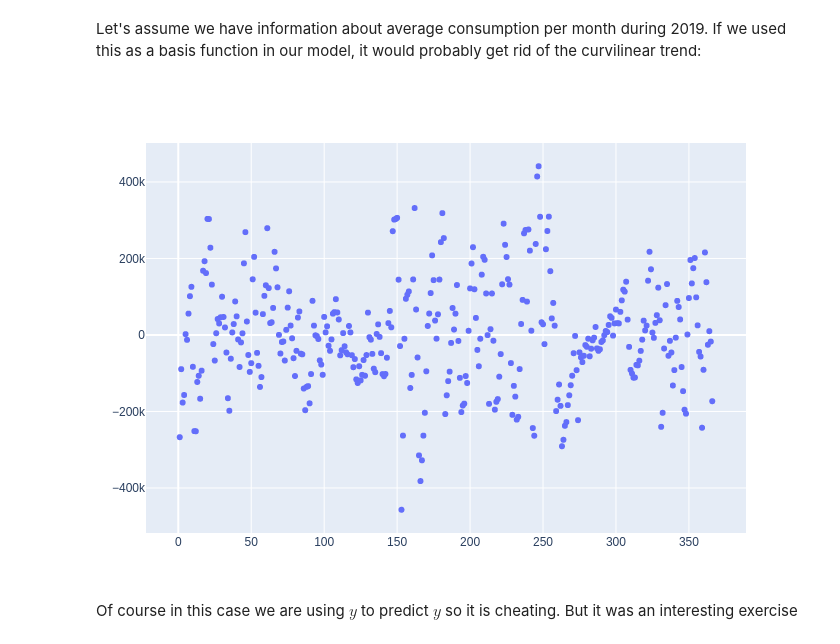
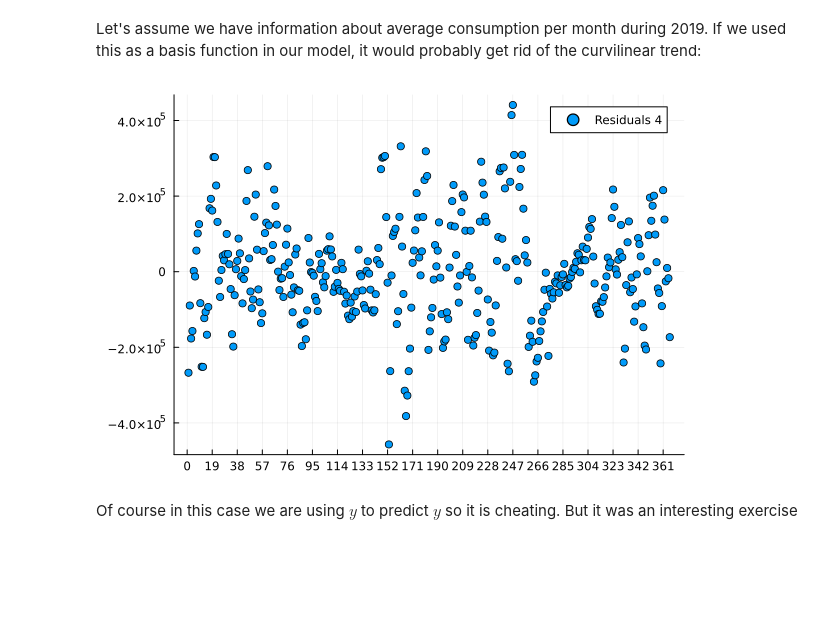
Before and after one commit to camilovelezr/umdpub, a Jupyter notebook: math420/h1_camilovelezr.ipynb, the cells around one changed output. Cells and saved outputs as stored; diff of their text form; code cells hidden in the pictures; blank space fills up the shorter version.

```diff
--- a/math420/h1_camilovelezr.ipynb
+++ b/math420/h1_camilovelezr.ipynb
@@ -142,9 +143,9 @@ m4 = Matrix(select(df, Not([:date, :y, :day, :month])));
 # %%
 β4 = m4\y
 resid4 = y - m4*β4;
-PlotlyJS.plot(x, resid4, kind="scatter", mode="markers", label="Residuals 4", xticks = 0:19:366)
+plot(x, resid4, seriestype="scatter", mode="markers", label="Residuals 4", xticks = 0:19:366)
 # %% [output]
-[figure, old version]
+[figure, new version]
 # %% [markdown]
 Of course in this case we are using $y$ to predict $y$ so it is cheating. But it was an interesting exercise
 # %% [markdown]
```
Also changed, not shown: parts of 7 cells of this notebook.
